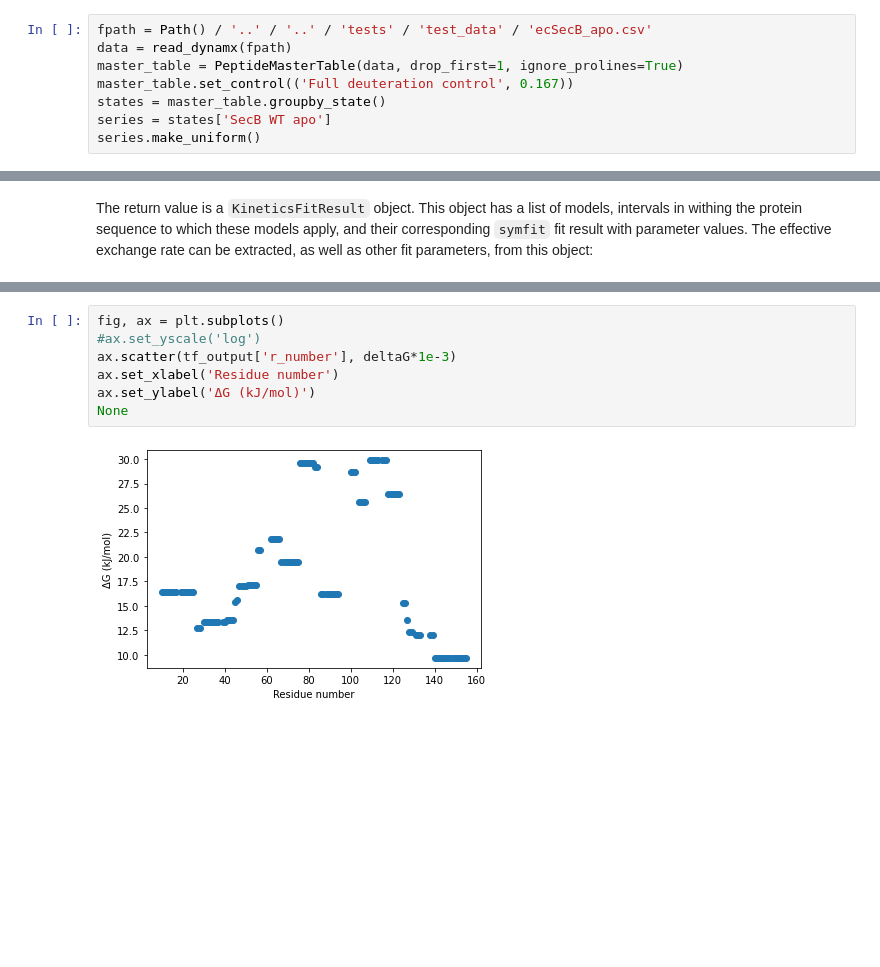
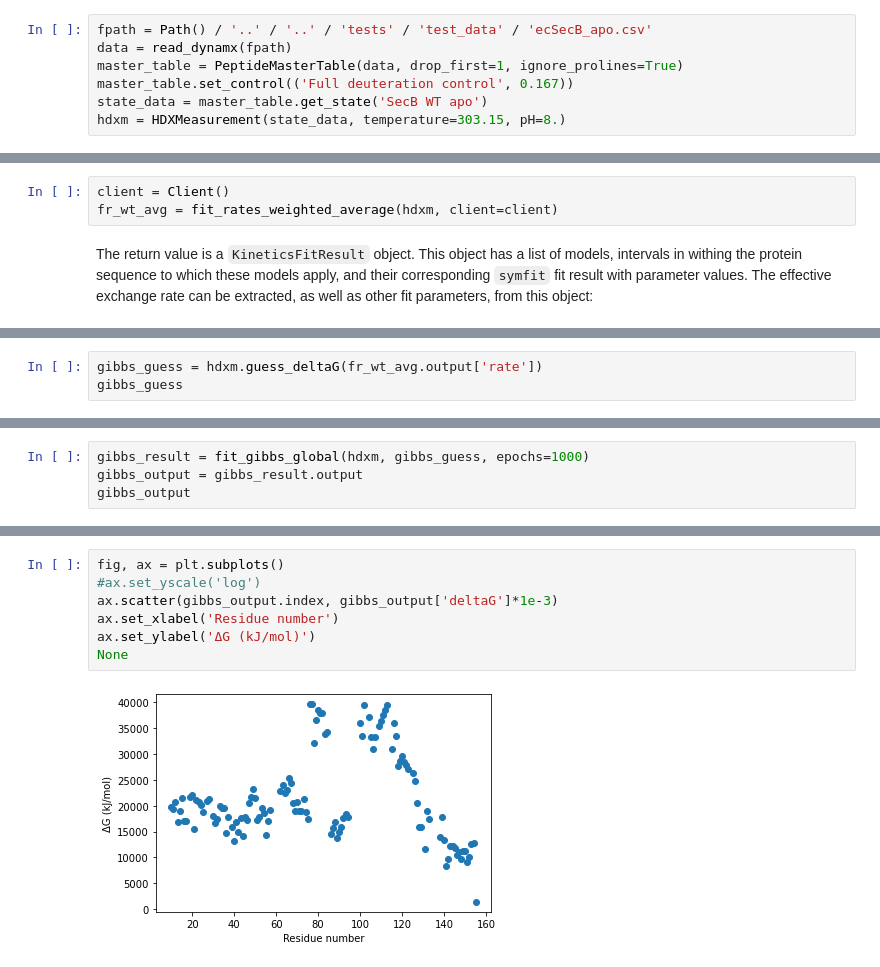
Before and after one commit to Jhsmit/PyHDX, a Jupyter notebook: docs/examples/03_fitting.ipynb, the cells around one changed output, grey strips where cells are left out. Saved outputs shown, nothing was run; the diff lists cells and outputs as text; blank space fills up the shorter version.

```diff
--- a/docs/examples/03_fitting.ipynb
+++ b/docs/examples/03_fitting.ipynb
@@ -20,6 +14,5 @@ fpath = Path() / '..' / '..' / 'tests' / 'test_data' / 'ecSecB_apo.csv'
 data = read_dynamx(fpath)
 master_table = PeptideMasterTable(data, drop_first=1, ignore_prolines=True)
 master_table.set_control(('Full deuteration control', 0.167))
-states = master_table.groupby_state()
-series = states['SecB WT apo']
-series.make_uniform()
+state_data = master_table.get_state('SecB WT apo')
+hdxm = HDXMeasurement(state_data, temperature=303.15, pH=8.)
@@ -38,3 +45,6 @@ result_wt_avg = kf.weighted_avg_fit()
+# %%
+client = Client()
+fr_wt_avg = fit_rates_weighted_average(hdxm, client=client)
 # %% [markdown]
 The return value is a ``KineticsFitResult`` object. This object has a list of models, intervals in withing the protein
 sequence to which these models apply, and their corresponding ``symfit`` fit result with parameter values. The effective
@@ -66,0 +100,3 @@ deltaG = 8.3*303.15*(tf_output['log_P'] / np.log10(np.e))
+# %%
+gibbs_guess = hdxm.guess_deltaG(fr_wt_avg.output['rate'])
+gibbs_guess
@@ -66,0 +120,4 @@ deltaG = 8.3*303.15*(tf_output['log_P'] / np.log10(np.e))
+# %%
+gibbs_result = fit_gibbs_global(hdxm, gibbs_guess, epochs=1000)
+gibbs_output = gibbs_result.output
+gibbs_output
@@ -67,9 +144,9 @@ deltaG = 8.3*303.15*(tf_output['log_P'] / np.log10(np.e))
 # %%
 fig, ax = plt.subplots()
 #ax.set_yscale('log')
-ax.scatter(tf_output['r_number'], deltaG*1e-3)
+ax.scatter(gibbs_output.index, gibbs_output['deltaG']*1e-3)
 ax.set_xlabel('Residue number')
 ax.set_ylabel('ΔG (kJ/mol)')
 None
 # %% [output]
-[figure, old version]
+[figure, new version]
```
Also changed, not shown: parts of 24 cells of this notebook, 1 other file.
